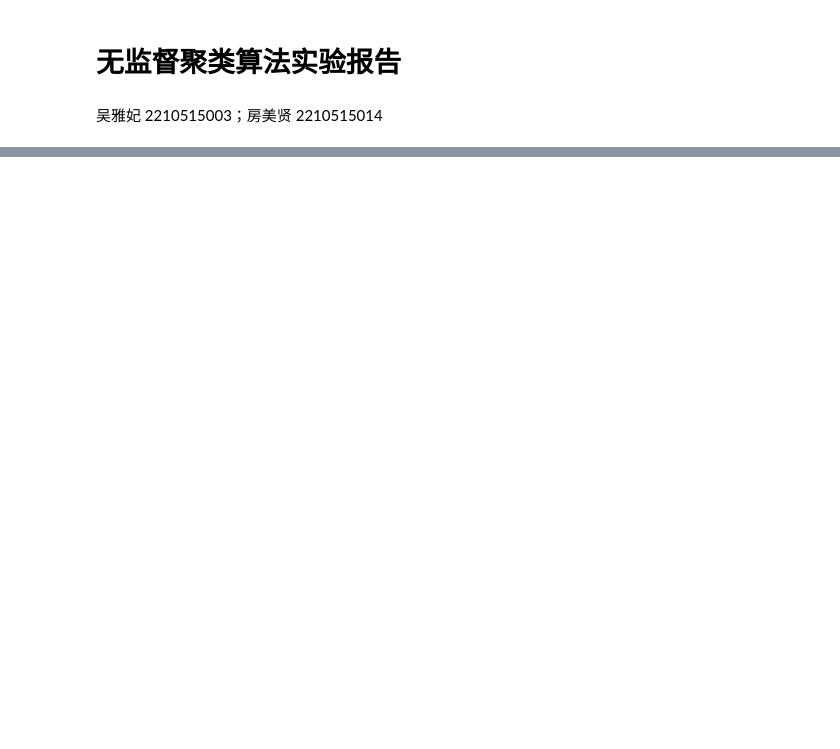
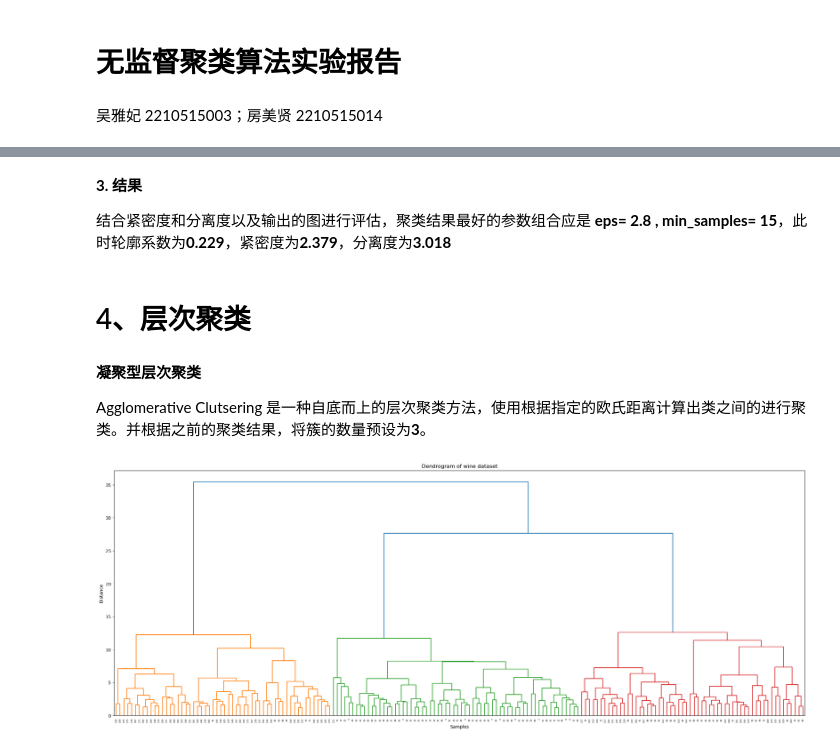
Before and after one commit to Finorita/Machine-Learning, a Jupyter notebook: homework4-code.ipynb, the cells around one changed output, grey strips where cells are left out. Cells and saved outputs as stored; diff of their text form; code cells hidden in the pictures; blank space fills up the shorter version.

```diff
--- a/homework4-code.ipynb
+++ b/homework4-code.ipynb
@@ -500,0 +263,21 @@ ROCK（基于链接的聚类）可以解决离散属性数据的聚类问题。
+# %%
+# 定义两个列表，分别存储不同的eps和min_samples值
+eps_list = [2.1,2.2, 2.3, 2.4, 2.5, 2.6, 2.7, 2.8, 2.9, 3, 3.1, 3.2, 3.3,3.4,3.5,3.6]
+min_samples_list = [5,10,15]
+
+
+# 使用嵌套循环来遍历不同的参数组合
+for eps in eps_list:
+    for min_samples in min_samples_list:
+        # 调用dbscan_cluster函数，并获取返回的轮廓系数
+        X, labels ,n_clusters_= dbscan_cluster(eps, min_samples)
+        # 使用轮廓系数对聚类结果进行评估，轮廓系数越接近1表示聚类效果越好，越接近-1表示聚类效果越差
+        if n_clusters_ >1:
+
+            score = silhouette_score(X, labels)
+            print("eps=",eps,",min_samples=",min_samples)
+            print('轮廓系数: ','%.3f' % score)
+            # 使用紧密度和分离度对聚类结果进行评估，紧密度越小表示簇内距离越小，分离度越大表示簇间距离越大
+            density, separation= density_and_separation(X, labels)
+            print('紧密度: ','%.3f' % density)
+            print('分离度: ','%.3f' % separation)
@@ -500,0 +328,33 @@ ROCK（基于链接的聚类）可以解决离散属性数据的聚类问题。
+# %% [markdown]
+**3. 结果**
+
+结合紧密度和分离度以及输出的图进行评估，聚类结果最好的参数组合应是 **eps= 2.8 , min_samples= 15**，此时轮廓系数为**0.229**，紧密度为**2.379**，分离度为**3.018**
+# %% [markdown]
+<a id='5'></a>
+# 4、层次聚类
+# %% [markdown]
+**凝聚型层次聚类**
+
+Agglomerative Clutsering 是一种自底而上的层次聚类方法，使用根据指定的欧氏距离计算出类之间的进行聚类。并根据之前的聚类结果，将簇的数量预设为**3**。
+# %%
+# 导入所需的库
+from sklearn.preprocessing import StandardScaler
+
+from scipy.cluster.hierarchy import linkage, dendrogram, fcluster
+from sklearn.decomposition import PCA
+from sklearn.cluster import AgglomerativeClustering
+
+# 凝聚型层次聚类模型，使用欧氏距离和ward连接方式，并且根据之前的聚类结果，将簇的数量预设为3
+agg = AgglomerativeClustering(n_clusters=3, affinity="euclidean", linkage="ward")
+# 对数据进行聚类，得到标签
+hier_labels = agg.fit_predict(X)
+Z=linkage(X,method="ward")
+# 绘制树状图和热图，展示聚类结果
+plt.figure(figsize=(28, 10))
+dendrogram(Z)
+plt.title("Dendrogram of wine dataset")
+plt.xlabel("Samples")
+plt.ylabel("Distance")
+plt.show()
+# %% [output]
+[figure, added]
```
Also changed, not shown: parts of 58 cells of this notebook, 1 other file.
